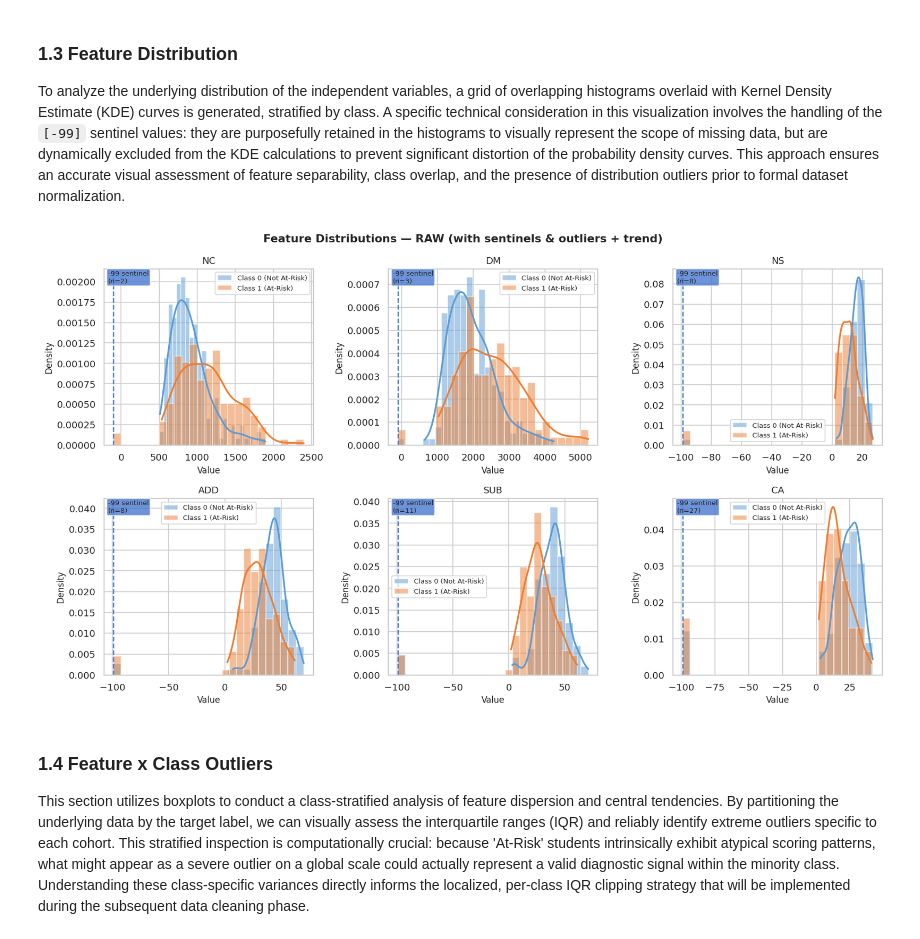
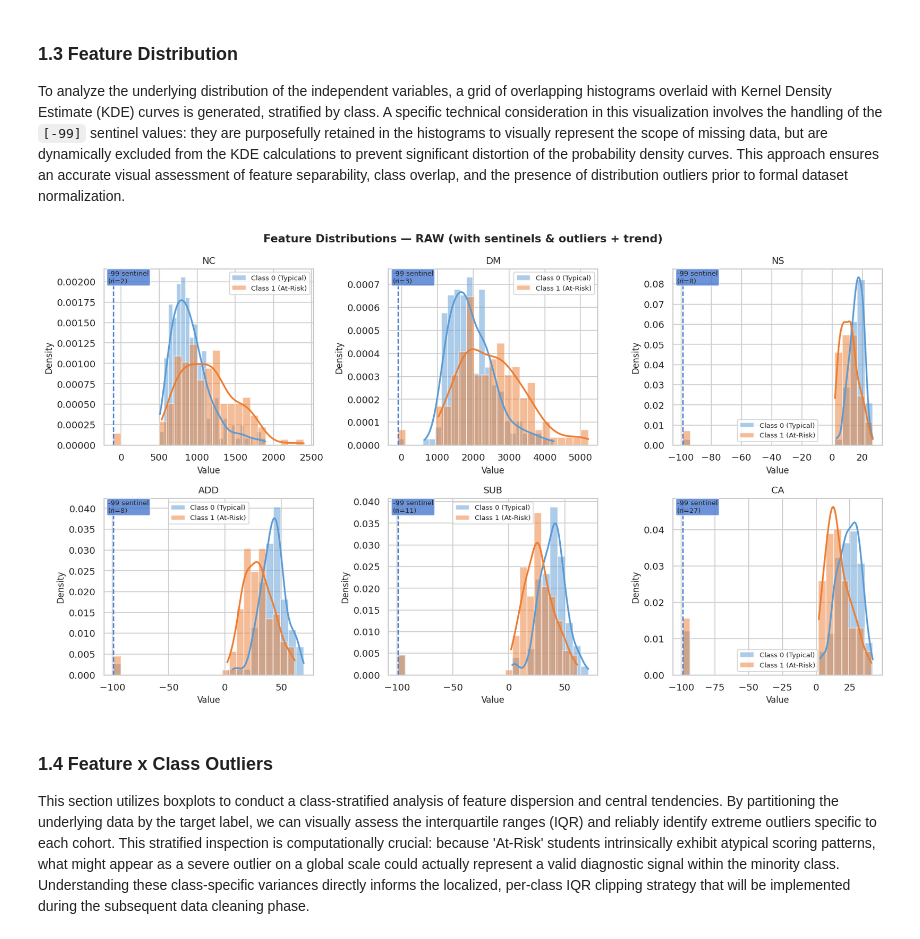
Before and after one commit to DysCalc/DysCalc-ML-Development, a Jupyter notebook: notebooks/dataset_analysis.ipynb, the cells around one changed output. Saved outputs shown, nothing was run; the diff lists cells and outputs as text; code cells hidden in the pictures.

```diff
--- a/notebooks/dataset_analysis.ipynb
+++ b/notebooks/dataset_analysis.ipynb
@@ -138,7 +184,7 @@ for i, col in enumerate(FEATURE_COLUMNS):
         # Histogram (keep sentinels visible)
         ax.hist(
             data, bins=25, alpha=0.5, color=color,
-            label=f'Class {label} ({["Not At-Risk","At-Risk"][label]})',
+            label=f'Class {label} ({["Typical","At-Risk"][label]})',
             edgecolor='white', density=True
         )
 
@@ -152,34 +198,34 @@ for i, col in enumerate(FEATURE_COLUMNS):
             y_vals = kde(x_vals)
             ax.plot(x_vals, y_vals, color=color, linewidth=2)
 
     # ---- Sentinel annotation + vertical line ----
     # Loop over the list of default missing values
     for idx, sentinel in enumerate(DEFAULT_MISSING_VALUES):
         n_sentinel = (df_raw[col] == sentinel).sum()
 
         if n_sentinel > 0:
             ax.axvline(sentinel, linestyle='--', linewidth=1.5)
 
             # Shift the text box down slightly if there are multiple sentinel types
             y_pos = 0.92 - (idx * 0.15)
 
             ax.annotate(
                 f'{sentinel} sentinel\n(n={n_sentinel})',
                 xy=(0.02, y_pos),
                 xycoords='axes fraction',
                 fontsize=8,
                 bbox=dict(boxstyle='round,pad=0.2', alpha=0.8)
             )
 
     ax.set_title(col)
     ax.set_xlabel('Value')
     ax.set_ylabel('Density')
     ax.legend(fontsize=8)
 
 plt.tight_layout()
 plt.show()
 # %% [output]
-[figure, old version]
+[figure, new version]
 # %% [markdown]
 ### 1.4 Feature x Class Outliers
 
```
Also changed, not shown: parts of 14 cells of this notebook, 11 other files.
